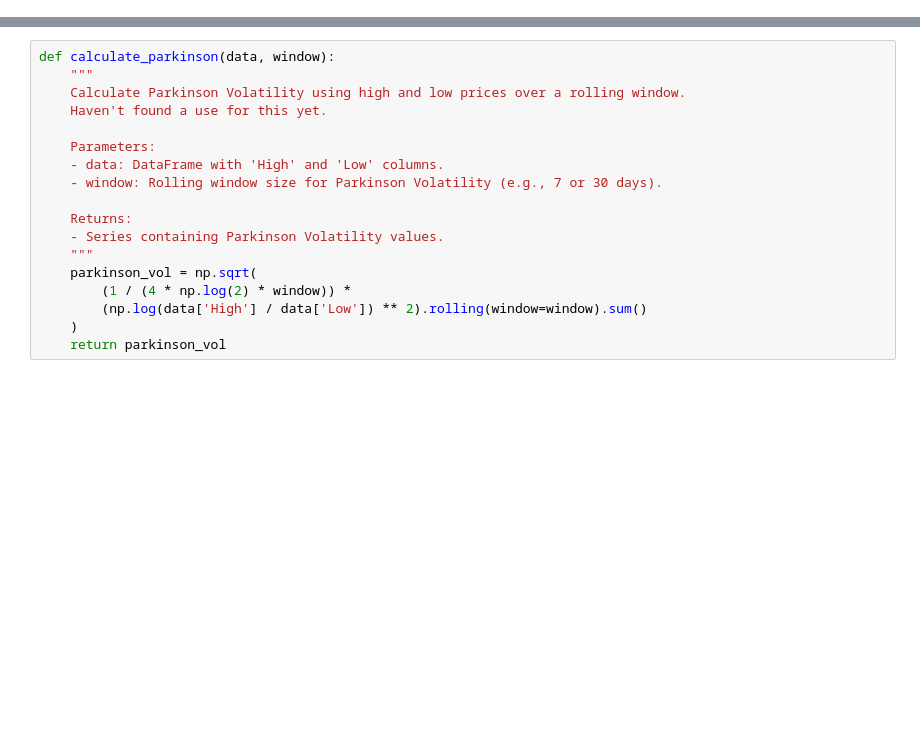
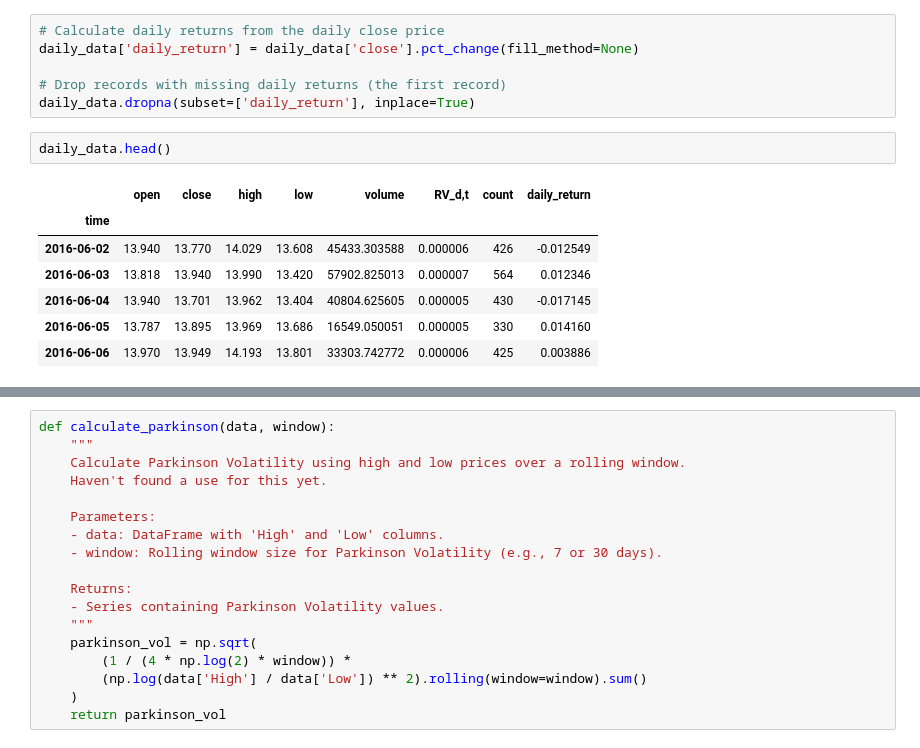
Before and after one commit to zhyoung17/crypto-rv-forecast, a Jupyter notebook: notebooks/data_processing/data_preprocessing.ipynb, the cells around one changed output, grey strips where cells are left out. Cells and saved outputs as stored; diff of their text form; blank space fills up the shorter version.

```diff
--- a/notebooks/data_processing/data_preprocessing.ipynb
+++ b/notebooks/data_processing/data_preprocessing.ipynb
@@ -65,0 +112,16 @@ daily_data = daily_data.reset_index()
+# %%
+# Calculate daily returns from the daily close price
+daily_data['daily_return'] = daily_data['close'].pct_change(fill_method=None)
+
+# Drop records with missing daily returns (the first record)
+daily_data.dropna(subset=['daily_return'], inplace=True)
+# %%
+daily_data.head()
+# %% [output]
+|  | open | close | high | low | volume | RV_d,t | count | daily_return |
+| time |  |  |  |  |  |  |  |  |
+| 2016-06-02 | 13.940 | 13.770 | 14.029 | 13.608 | 45433.303588 | 0.000006 | 426 | -0.012549 |
+| 2016-06-03 | 13.818 | 13.940 | 13.990 | 13.420 | 57902.825013 | 0.000007 | 564 | 0.012346 |
+| 2016-06-04 | 13.940 | 13.701 | 13.962 | 13.404 | 40804.625605 | 0.000005 | 430 | -0.017145 |
+| 2016-06-05 | 13.787 | 13.895 | 13.969 | 13.686 | 16549.050051 | 0.000005 | 330 | 0.014160 |
+| 2016-06-06 | 13.970 | 13.949 | 14.193 | 13.801 | 33303.742772 | 0.000006 | 425 | 0.003886 |
```
Also changed, not shown: parts of 24 cells of this notebook, 5 other files.
